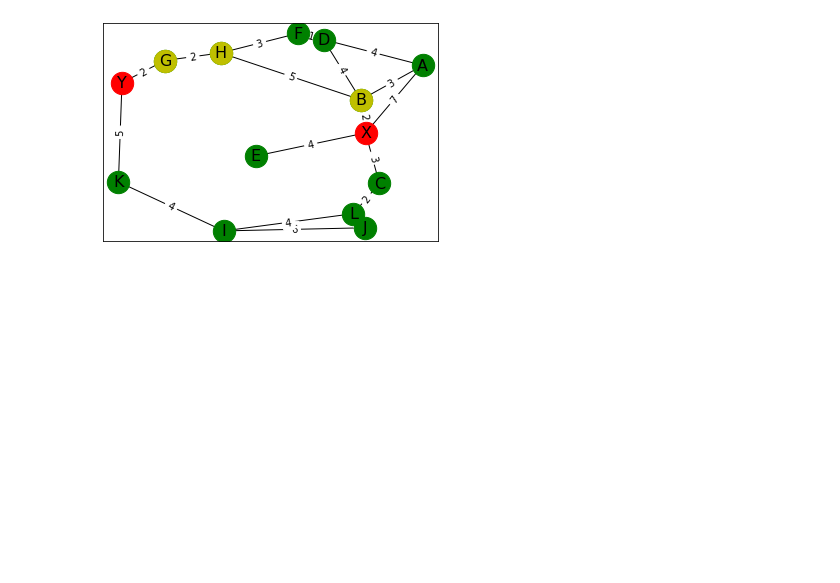
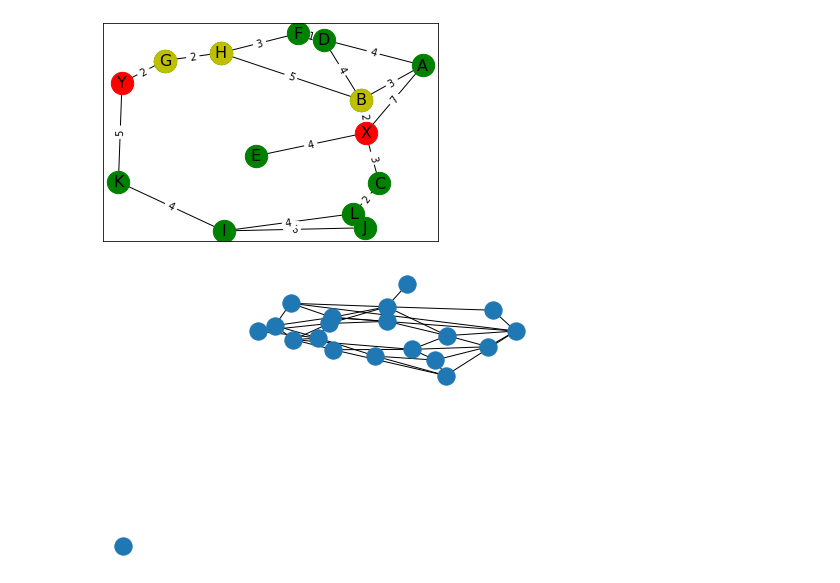
Before and after one commit to funkjo/shortest-path-networking, a Jupyter notebook: main.ipynb, the cells around one changed output. Drawn from its saved outputs; the diff is of its cells as text; code cells hidden in the pictures; blank space fills up the shorter version.

Commit message:
add more visualizations

```diff
--- a/main.ipynb
+++ b/main.ipynb
@@ -152,6 +152,10 @@ for i in range(1000):
     for (u, v) in g.edges():
         g.edges[u,v]['weight'] = random.randint(0,10)
     small_graphs.append(g)
+# %%
+nx.draw(small_graphs[0])
+# %% [output]
+[figure, added]
 # %%
 def calc_dijkstra(g):
     start = time.time()
```
Also changed, not shown: parts of 9 cells of this notebook.
